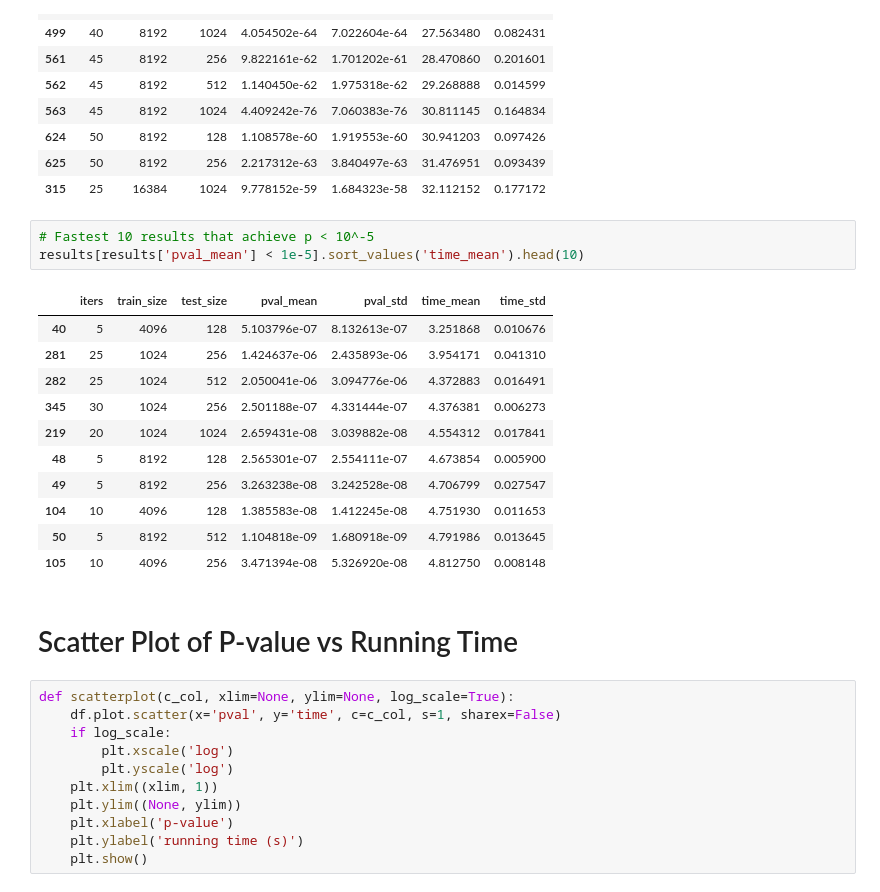
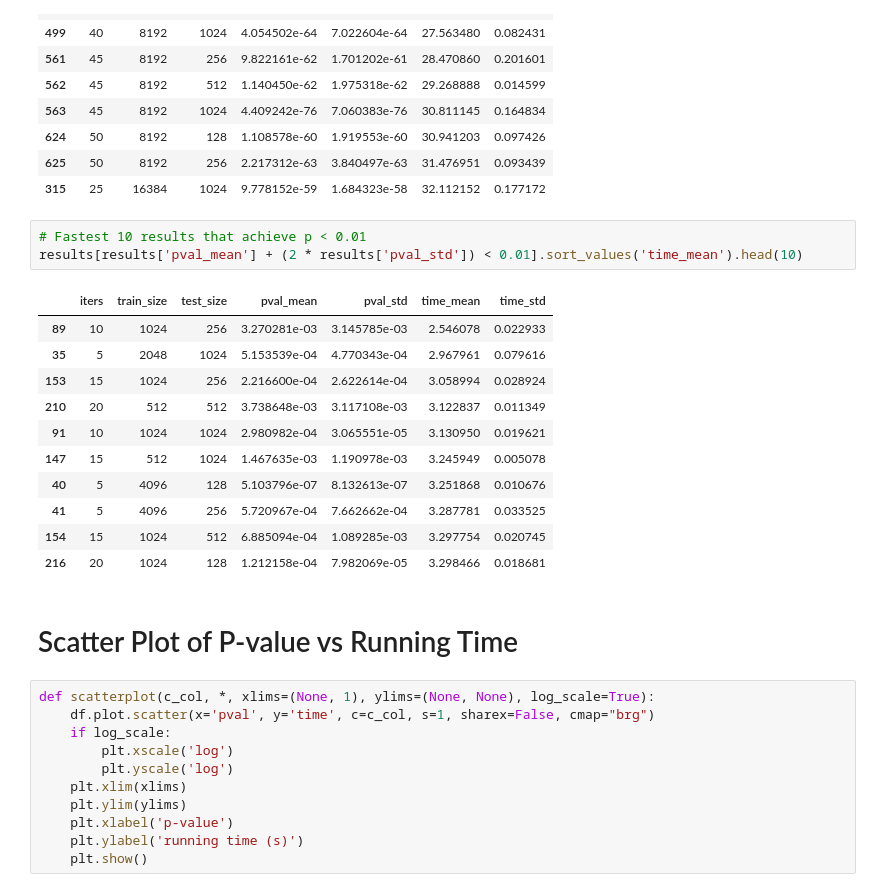
Before and after one commit to ShapeOfMatter/choreography, a Jupyter notebook: python/P-value Analysis.ipynb, the cells around one changed output. Saved outputs shown, nothing was run; the diff lists cells and outputs as text.

```diff
--- a/python/P-value Analysis.ipynb
+++ b/python/P-value Analysis.ipynb
@@ -74,30 +117,30 @@ results.sort_values('pval_mean').head(100).sort_values('time_mean').head(10)
 | 625 | 50 | 8192 | 256 | 2.217312e-63 | 3.840497e-63 | 31.476951 | 0.093439 |
 | 315 | 25 | 16384 | 1024 | 9.778152e-59 | 1.684323e-58 | 32.112152 | 0.177172 |
 # %%
-# Fastest 10 results that achieve p < 10^-5
-results[results['pval_mean'] < 1e-5].sort_values('time_mean').head(10)
+# Fastest 10 results that achieve p < 0.01
+results[results['pval_mean'] + (2 * results['pval_std']) < 0.01].sort_values('time_mean').head(10)
 # %% [output]
 |  | iters | train_size | test_size | pval_mean | pval_std | time_mean | time_std |
+| 89 | 10 | 1024 | 256 | 3.270281e-03 | 3.145785e-03 | 2.546078 | 0.022933 |
+| 35 | 5 | 2048 | 1024 | 5.153539e-04 | 4.770343e-04 | 2.967961 | 0.079616 |
+| 153 | 15 | 1024 | 256 | 2.216600e-04 | 2.622614e-04 | 3.058994 | 0.028924 |
+| 210 | 20 | 512 | 512 | 3.738648e-03 | 3.117108e-03 | 3.122837 | 0.011349 |
+| 91 | 10 | 1024 | 1024 | 2.980982e-04 | 3.065551e-05 | 3.130950 | 0.019621 |
+| 147 | 15 | 512 | 1024 | 1.467635e-03 | 1.190978e-03 | 3.245949 | 0.005078 |
 | 40 | 5 | 4096 | 128 | 5.103796e-07 | 8.132613e-07 | 3.251868 | 0.010676 |
-| 281 | 25 | 1024 | 256 | 1.424637e-06 | 2.435893e-06 | 3.954171 | 0.041310 |
-| 282 | 25 | 1024 | 512 | 2.050041e-06 | 3.094776e-06 | 4.372883 | 0.016491 |
-| 345 | 30 | 1024 | 256 | 2.501188e-07 | 4.331444e-07 | 4.376381 | 0.006273 |
-| 219 | 20 | 1024 | 1024 | 2.659431e-08 | 3.039882e-08 | 4.554312 | 0.017841 |
-| 48 | 5 | 8192 | 128 | 2.565301e-07 | 2.554111e-07 | 4.673854 | 0.005900 |
-| 49 | 5 | 8192 | 256 | 3.263238e-08 | 3.242528e-08 | 4.706799 | 0.027547 |
-| 104 | 10 | 4096 | 128 | 1.385583e-08 | 1.412245e-08 | 4.751930 | 0.011653 |
-| 50 | 5 | 8192 | 512 | 1.104818e-09 | 1.680918e-09 | 4.791986 | 0.013645 |
-| 105 | 10 | 4096 | 256 | 3.471394e-08 | 5.326920e-08 | 4.812750 | 0.008148 |
+| 41 | 5 | 4096 | 256 | 5.720967e-04 | 7.662662e-04 | 3.287781 | 0.033525 |
+| 154 | 15 | 1024 | 512 | 6.885094e-04 | 1.089285e-03 | 3.297754 | 0.020745 |
+| 216 | 20 | 1024 | 128 | 1.212158e-04 | 7.982069e-05 | 3.298466 | 0.018681 |
 # %% [markdown]
 # Scatter Plot of P-value vs Running Time
 # %%
-def scatterplot(c_col, xlim=None, ylim=None, log_scale=True):
-    df.plot.scatter(x='pval', y='time', c=c_col, s=1, sharex=False)
+def scatterplot(c_col, *, xlims=(None, 1), ylims=(None, None), log_scale=True):
+    df.plot.scatter(x='pval', y='time', c=c_col, s=1, sharex=False, cmap="brg")
     if log_scale:
         plt.xscale('log')
         plt.yscale('log')
-    plt.xlim((xlim, 1))
-    plt.ylim((None, ylim))
+    plt.xlim(xlims)
+    plt.ylim(ylims)
     plt.xlabel('p-value')
     plt.ylabel('running time (s)')
     plt.show()
```
Also changed, not shown: parts of 8 cells of this notebook.
